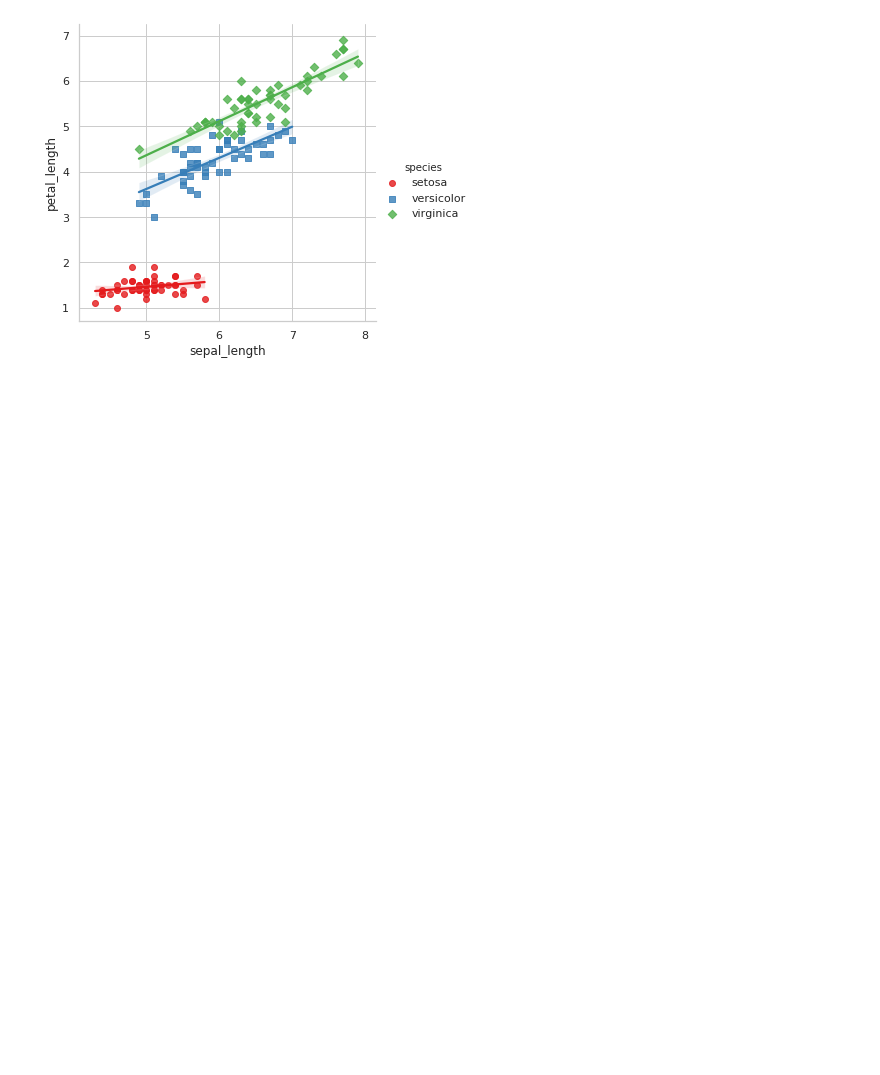
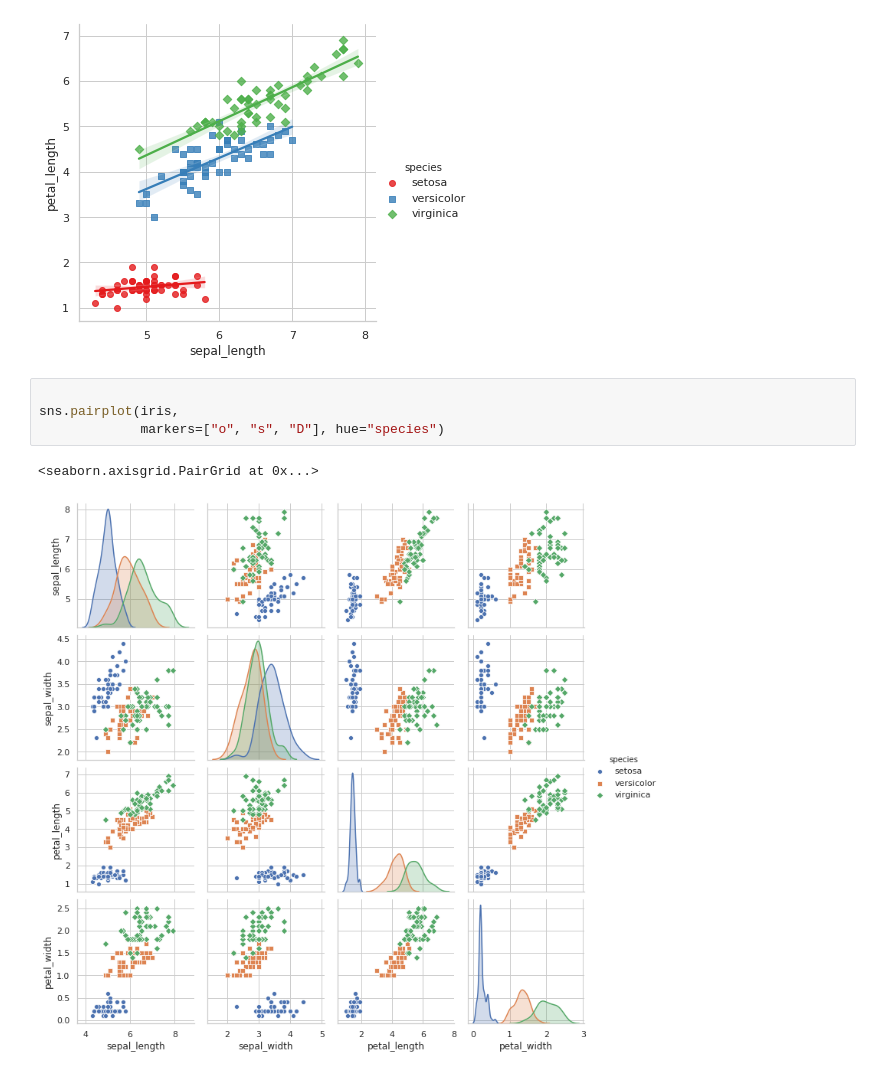
Before and after one commit to RakibulRanak/ML, a Jupyter notebook: iris2.ipynb, the cells around one changed output. Saved outputs shown, nothing was run; the diff lists cells and outputs as text; blank space fills up the shorter version.

```diff
--- a/iris2.ipynb
+++ b/iris2.ipynb
@@ -15,3 +15,10 @@ sns.lmplot(x="sepal_length", y="petal_length", hue="species", data = iris, \
 # %% [output]
 <seaborn.axisgrid.FacetGrid at 0x...>
 [figure]
+# %%
+
+sns.pairplot(iris,
+             markers=["o", "s", "D"], hue="species")
+# %% [output]
+<seaborn.axisgrid.PairGrid at 0x...>
+[figure, added]
```
Also changed, not shown: parts of 1 cell of this notebook, 3 other files.
